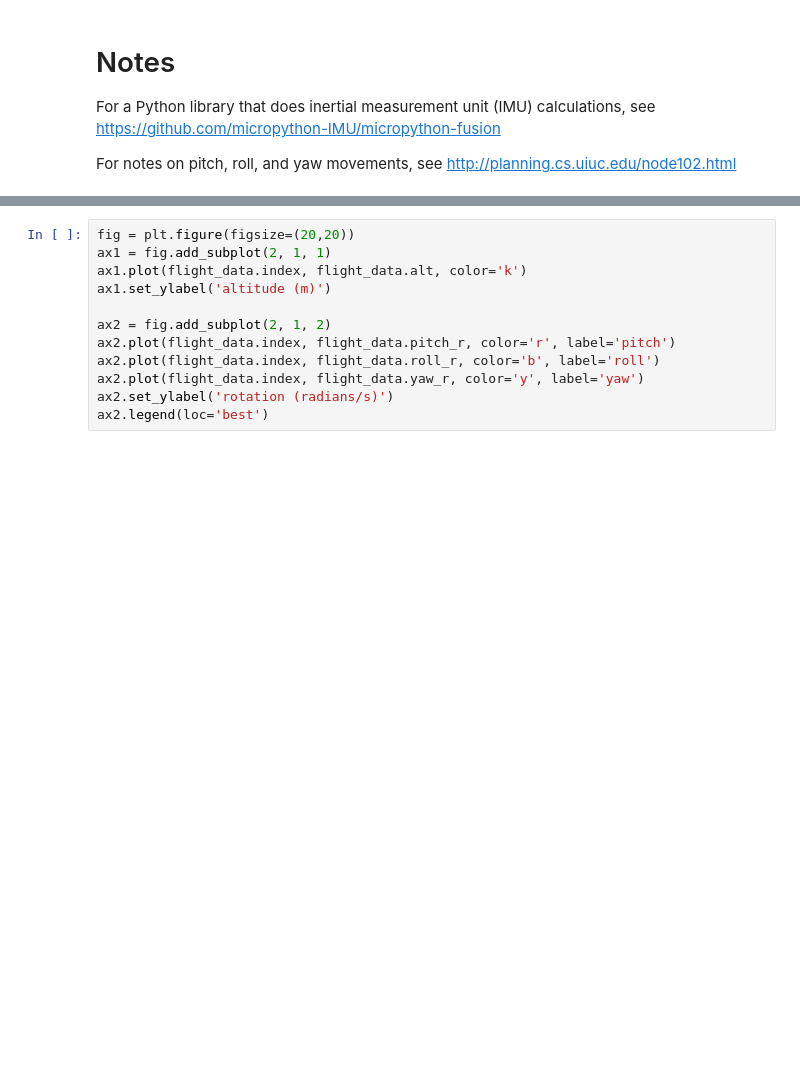
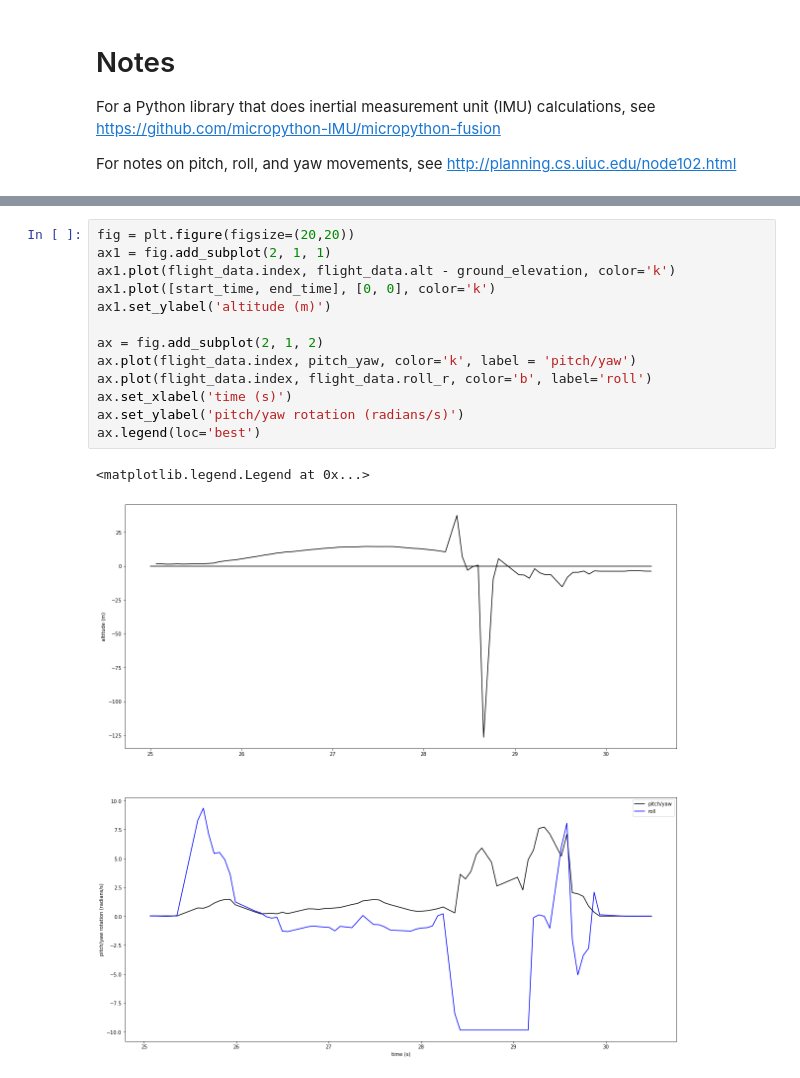
Before and after one commit to HeardLibrary/digital-scholarship, a Jupyter notebook: code/circuit_python/flight_analysis.ipynb, the cells around one changed output, grey strips where cells are left out. Drawn from its saved outputs; the diff is of its cells as text; blank space fills up the shorter version.

```diff
--- a/code/circuit_python/flight_analysis.ipynb
+++ b/code/circuit_python/flight_analysis.ipynb
@@ -89,12 +147,16 @@ ax.legend(loc='best')
 # %%
 fig = plt.figure(figsize=(20,20))
 ax1 = fig.add_subplot(2, 1, 1)
-ax1.plot(flight_data.index, flight_data.alt, color='k')
+ax1.plot(flight_data.index, flight_data.alt - ground_elevation, color='k')
+ax1.plot([start_time, end_time], [0, 0], color='k')
 ax1.set_ylabel('altitude (m)')
 
-ax2 = fig.add_subplot(2, 1, 2)
-ax2.plot(flight_data.index, flight_data.pitch_r, color='r', label='pitch')
-ax2.plot(flight_data.index, flight_data.roll_r, color='b', label='roll')
-ax2.plot(flight_data.index, flight_data.yaw_r, color='y', label='yaw')
-ax2.set_ylabel('rotation (radians/s)')
-ax2.legend(loc='best')
+ax = fig.add_subplot(2, 1, 2)
+ax.plot(flight_data.index, pitch_yaw, color='k', label = 'pitch/yaw')
+ax.plot(flight_data.index, flight_data.roll_r, color='b', label='roll')
+ax.set_xlabel('time (s)')
+ax.set_ylabel('pitch/yaw rotation (radians/s)')
+ax.legend(loc='best')
+# %% [output]
+<matplotlib.legend.Legend at 0x...>
+[figure, added]
```
Also changed, not shown: parts of 10 cells of this notebook, 1 other file.
